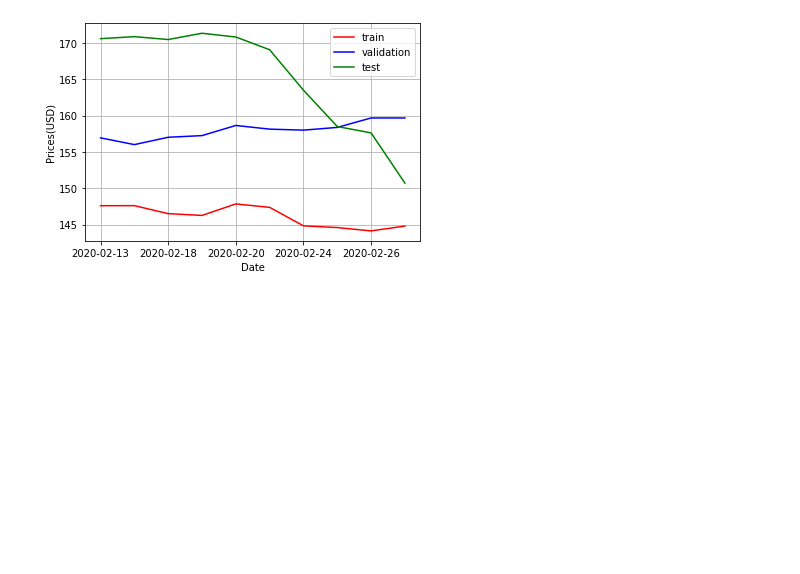
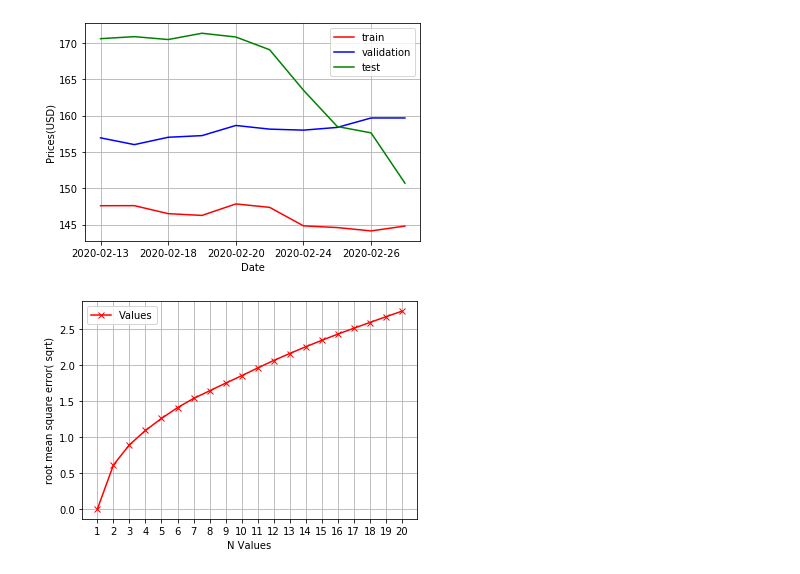
Before and after one commit to mathur15/StockPredict, a Jupyter notebook: moving_averages.ipynb, the cells around one changed output. Cells and saved outputs as stored; diff of their text form; code cells hidden in the pictures; blank space fills up the shorter version.

```diff
--- a/moving_averages.ipynb
+++ b/moving_averages.ipynb
@@ -43,3 +45,37 @@ ax.set_ylabel('Prices(USD)')
 # %% [output]
 Text(0, 0.5, 'Prices(USD)')
 [figure]
+# %%
+#estimate moving averages
+def estimate_moving_average(dataframe, N):
+    """
+    Compute the moving average based on the previous N elements.
+
+    Inputs
+        dataframe: Dataframe including the adjusted prices
+        N: Number of previous elements to use. Range of N- 1 to 21
+    Outputs
+        predicted_list: List of predicted values
+    """
+    predicted_list = dataframe['Adj Close'].rolling(window=N,min_periods=1).mean()
+    return predicted_list
+# %%
+#Get estimates for N=1...21
+root_mean_square=list()
+for N in range(1,N_max+1):
+    predicted_list = estimate_moving_average(df_train,N)
+    rms_temp = math.sqrt(mean_squared_error(df_train['Adj Close'],predicted_list))
+    root_mean_square.append(rms_temp)
+
+df_square_error=pd.DataFrame(root_mean_square)
+df_square_error.index = np.arange(1,N_max+1)
+df_square_error.columns = ['Values']
+# %%
+#plot root mean square
+ax = df_square_error.plot(y='Values',grid=True,style='rx-',xticks=df_square_error.index)
+ax.set_xlabel('N Values')
+ax.set_ylabel('root mean square error( sqrt)')
+#Based on the visualization set N to 2
+N_optimum =2
+# %% [output]
+[figure, added]
```
Also changed, not shown: parts of 1 cell of this notebook.
